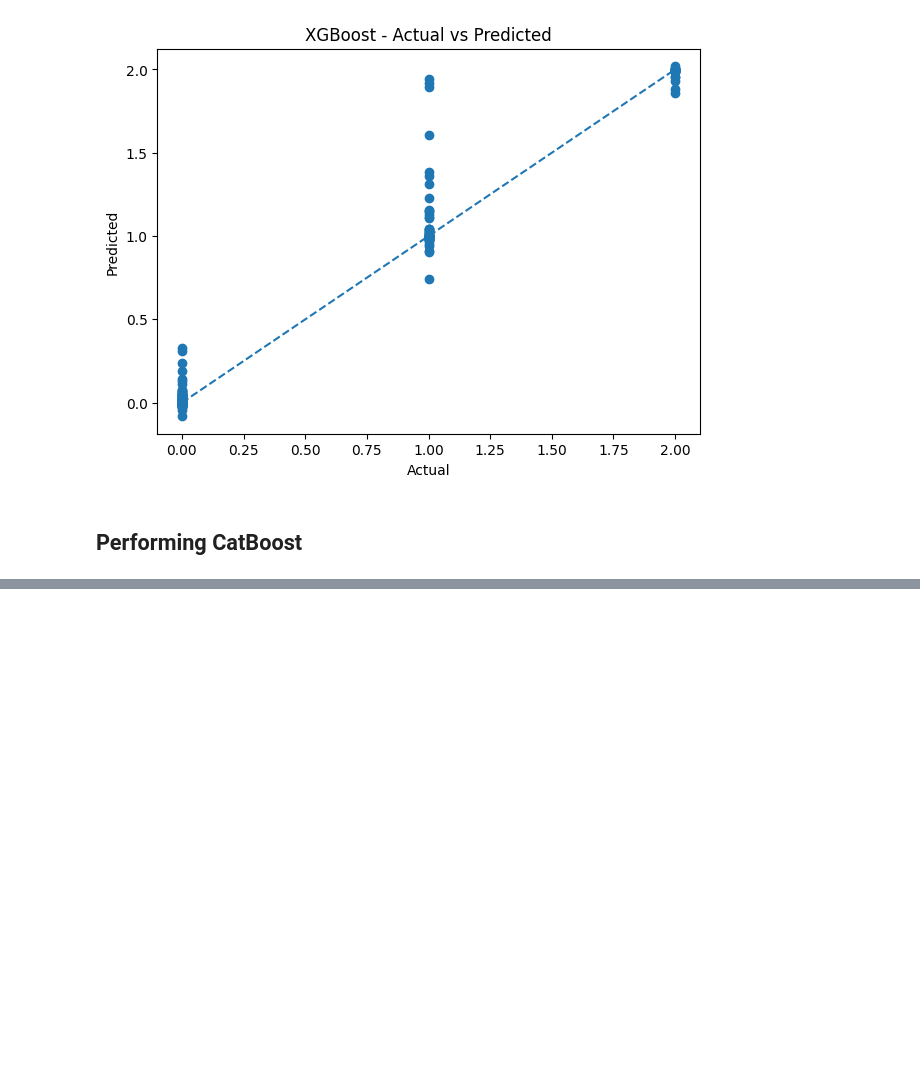
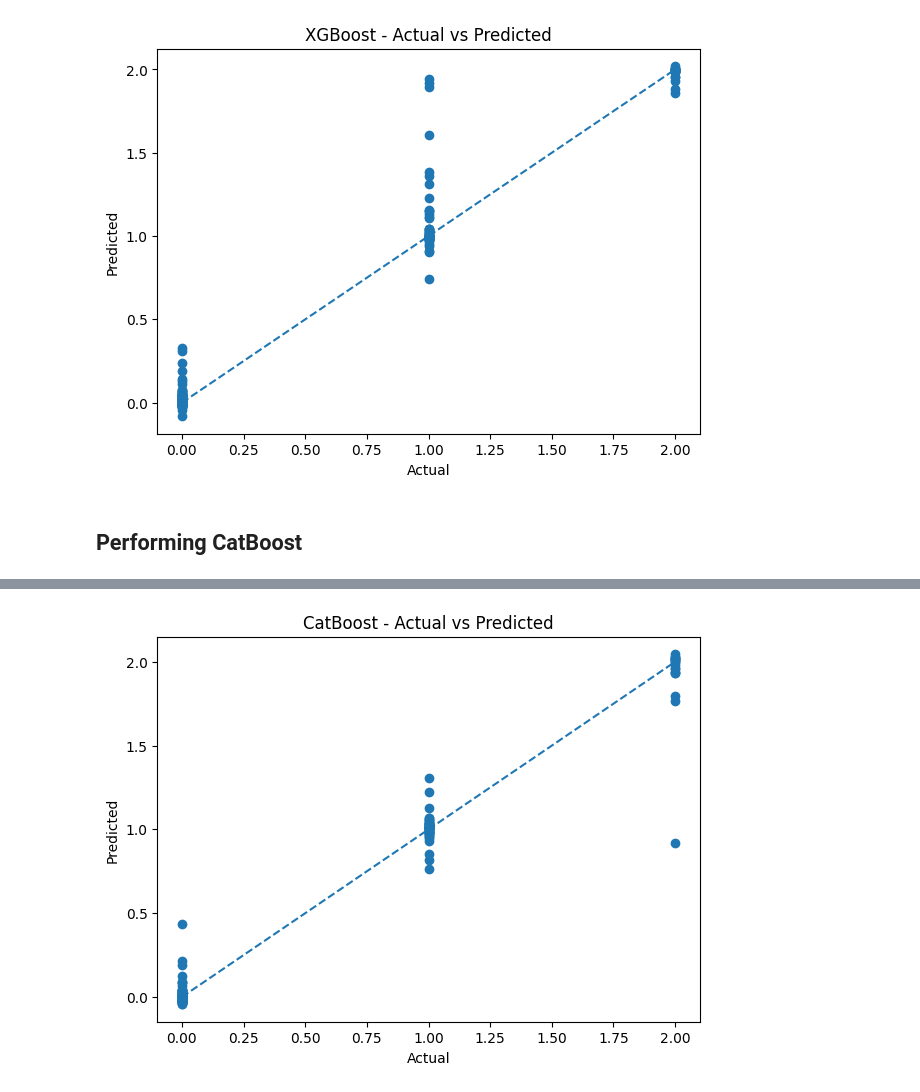
Before and after one commit to samifahim07/FitCoach-AI-Personal-Workout-Intelligence-System, a Jupyter notebook: fitcoach_ai(regression).ipynb, the cells around one changed output, grey strips where cells are left out. Saved outputs shown, nothing was run; the diff lists cells and outputs as text; code cells hidden in the pictures; blank space fills up the shorter version.

```diff
--- a/fitcoach_ai(regression).ipynb
+++ b/fitcoach_ai(regression).ipynb
@@ -481,3 +481,73 @@ RMSE : 0.14326247492657615
 [figure]
 # %% [markdown]
 ## Performing CatBoost
+# %%
+# CatBoost Regressor
+
+cat = CatBoostRegressor(
+    random_state=42,
+    verbose=0
+)
+
+cat_param_grid = {
+    'iterations': [100, 200],
+    'learning_rate': [0.05, 0.1],
+    'depth': [4, 6, 8]
+}
+
+cat_grid = GridSearchCV(
+    cat,
+    cat_param_grid,
+    cv=5,
+    scoring='r2',
+    n_jobs=-1
+)
+
+model_cat = cat_grid.fit(xtrain, ytrain)
+
+# Best Parameters
+
+print("Best Parameters For CatBoost:")
+print(model_cat.best_params_)
+print("\n")
+
+# Training Score
+print("Training Score For CatBoost :",model_cat.score(xtrain, ytrain) * 100)
+
+# Testing Score
+print("Testing Score For CatBoost :",model_cat.score(xtest, ytest) * 100)
+
+# Predictions
+ytest_pred = model_cat.predict(xtest)
+
+# R2 Score
+r2_cat = r2_score(ytest, ytest_pred)
+print("R2 Score :", r2_cat)
+
+# MAE
+mae_cat = mean_absolute_error(ytest, ytest_pred)
+print("MAE :", mae_cat)
+
+# MSE
+mse_cat = mean_squared_error(ytest, ytest_pred)
+print("MSE :", mse_cat)
+
+# RMSE
+rmse_cat = np.sqrt(mse_cat)
+print("RMSE :", rmse_cat)
+print("\n")
+
+# Actual vs Predicted Plot
+plt.figure(figsize=(7, 5))
+plt.scatter(ytest, ytest_pred)
+plt.plot(
+    [ytest.min(), ytest.max()],
+    [ytest.min(), ytest.max()],
+    '--'
+)
+
+plt.xlabel("Actual")
+plt.ylabel("Predicted")
+plt.title("CatBoost - Actual vs Predicted")
+plt.show()
+# %% [output]
@@ -483,0 +564 @@ RMSE : 0.14326247492657615
+[figure, added]
```
Also changed, not shown: parts of 1 cell of this notebook, 4 other files.
